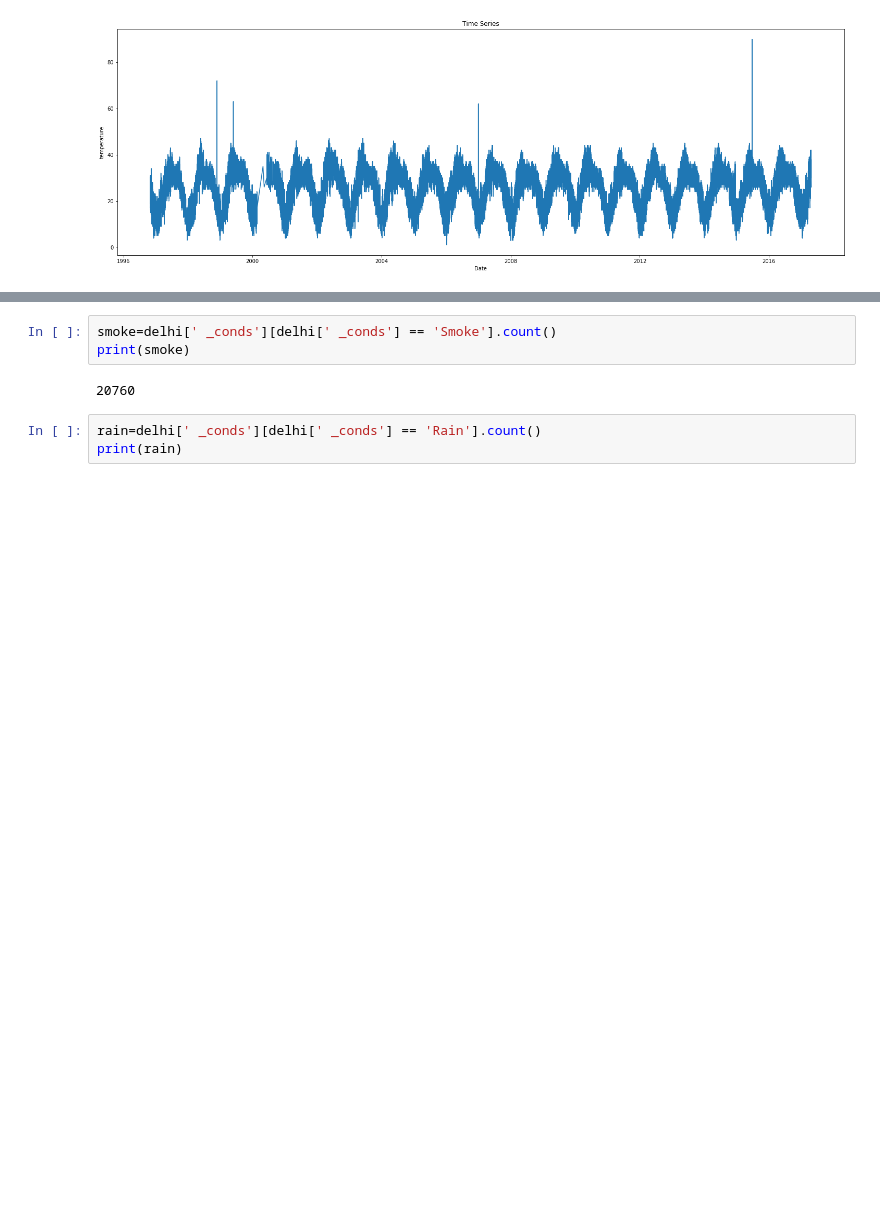
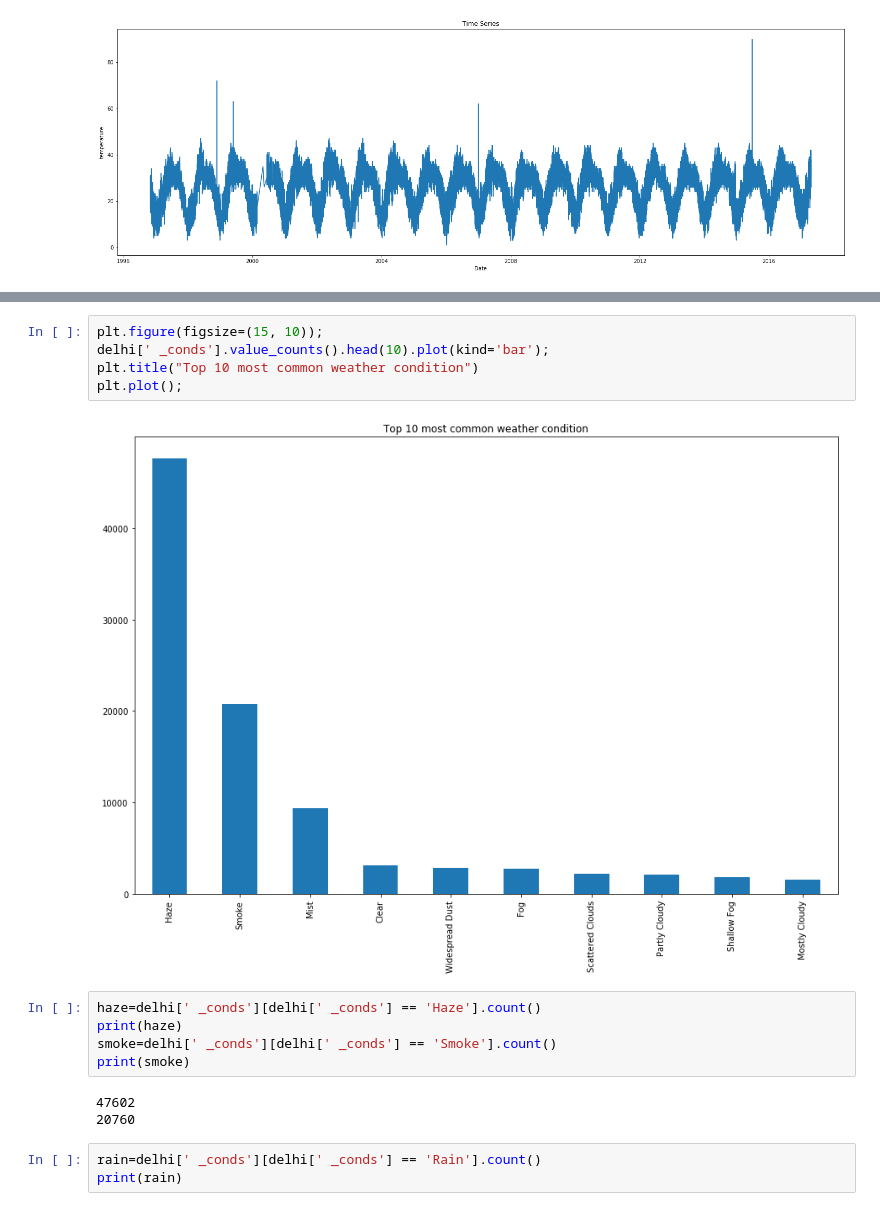
Before and after one commit to i-shitizkhanna/Time-Series-Forecasting, a Jupyter notebook: Time_Series_Analysis.ipynb, the cells around one changed output, grey strips where cells are left out. Drawn from its saved outputs; the diff is of its cells as text; blank space fills up the shorter version.

Commit message:
Weather Conditions

```diff
--- a/Time_Series_Analysis.ipynb
+++ b/Time_Series_Analysis.ipynb
@@ -99,7 +97,17 @@ Rain Showers
+# %%
+plt.figure(figsize=(15, 10));
+delhi[' _conds'].value_counts().head(10).plot(kind='bar');
+plt.title("Top 10 most common weather condition")
+plt.plot();
+# %% [output]
+[figure, added]
 # %%
+haze=delhi[' _conds'][delhi[' _conds'] == 'Haze'].count()
+print(haze)
 smoke=delhi[' _conds'][delhi[' _conds'] == 'Smoke'].count()
 print(smoke)
 # %% [output]
+47602
 20760
 # %%
 rain=delhi[' _conds'][delhi[' _conds'] == 'Rain'].count()
```
Also changed, not shown: parts of 3 cells of this notebook.
